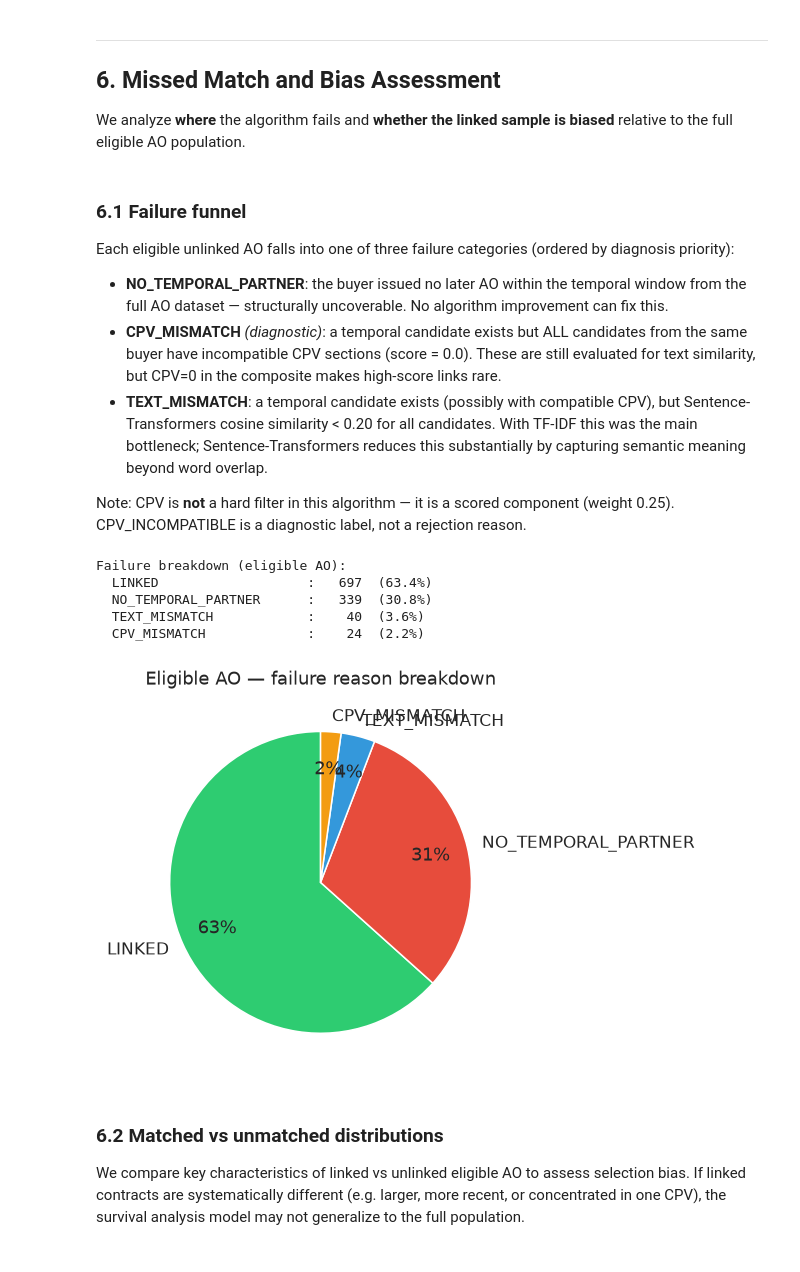
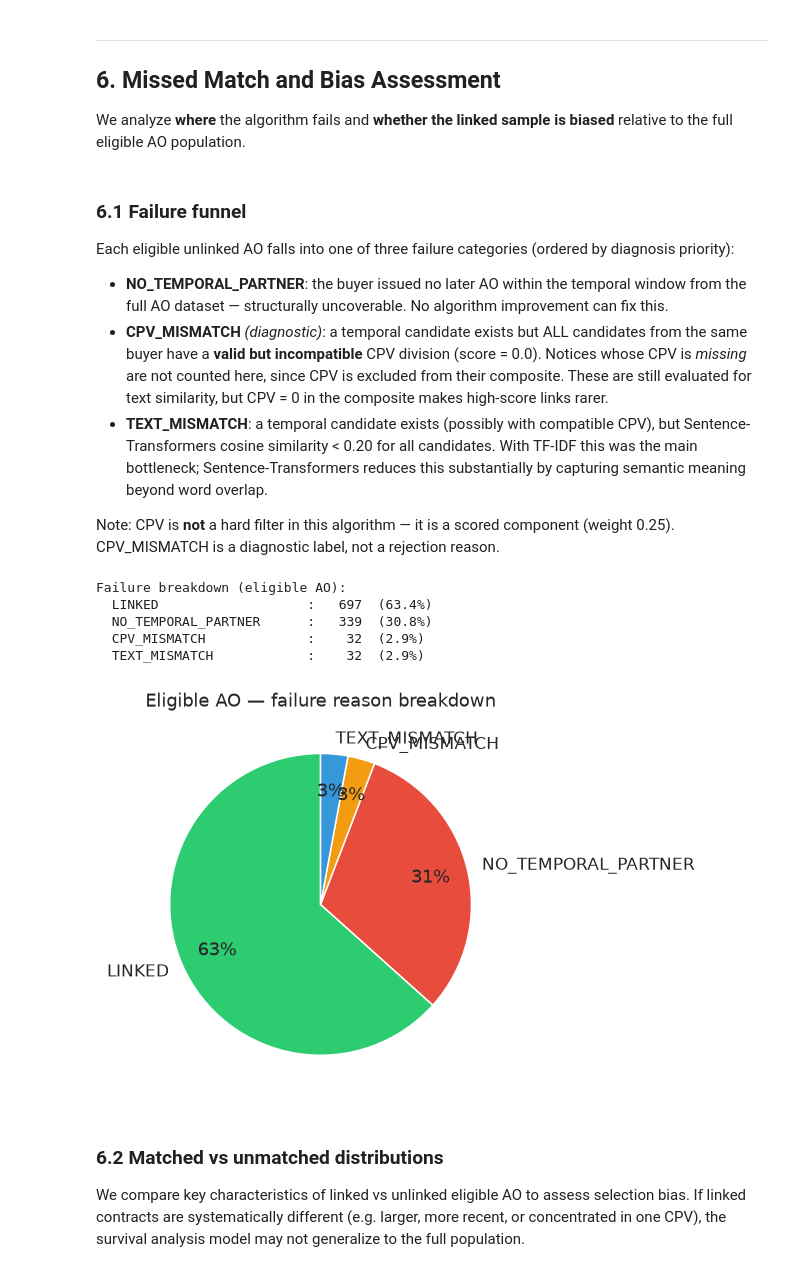
Before and after one commit to ROUSenghak/stage, a Jupyter notebook: boamp_renewal_linking_quality/boamp_renewal_linking_eda_preprocessing.ipynb, the cells around one changed output. Drawn from its saved outputs; the diff is of its cells as text; code cells hidden in the pictures.

```diff
--- a/boamp_renewal_linking_quality/boamp_renewal_linking_eda_preprocessing.ipynb
+++ b/boamp_renewal_linking_quality/boamp_renewal_linking_eda_preprocessing.ipynb
@@ -1046,12 +1086,16 @@ else:
     if len(filtered) > 0:
         print(f"Unique source AO with a surviving candidate: {filtered['src_idweb'].nunique():,}")
 
-    # Informational: how many would be excluded if we also required CPV compatible?
+    # Informational: CPV breakdown among surviving candidates (CPV is a scored
+    # component, not a hard filter). Missing CPV is excluded from the composite.
     if len(filtered) > 0:
-        f3 = filtered["cpv_match_score"] > 0.0
-        print(f"\n[Info] Of the {len(filtered):,} passing text+gap filters,")
-        print(f"  {f3.sum():,} also have CPV > 0 (same section or better)")
-        print(f"  {(~f3).sum():,} have CPV = 0 (different section) — kept because CPV is a scored component")
+        cpv_pos  = int((filtered["cpv_match_score"] > 0.0).sum())
+        cpv_zero = int((filtered["cpv_match_score"] == 0.0).sum())
+        cpv_miss = int(filtered["cpv_match_score"].isna().sum())
+        print(f"\n[Info] Of the {len(filtered):,} passing text+gap filters:")
+        print(f"  {cpv_pos:,} have CPV > 0 (same division or better)")
+        print(f"  {cpv_zero:,} have CPV = 0 (valid but different division) — kept because CPV is a scored component")
+        print(f"  {cpv_miss:,} have CPV missing (excluded from composite; weights renormalized)")
 # %% [output]
 Candidates before filtering:                7,259
 Pass text similarity ≥ 0.2:  5,912 (81.4%)
@@ -1437,49 +1484,55 @@ We analyze **where** the algorithm fails and **whether the linked sample is bias
 Each eligible unlinked AO falls into one of three failure categories (ordered by diagnosis priority):
 
 - **NO_TEMPORAL_PARTNER**: the buyer issued no later AO within the temporal window from the full AO dataset — structurally uncoverable. No algorithm improvement can fix this.
-- **CPV_MISMATCH** *(diagnostic)*: a temporal candidate exists but ALL candidates from the same buyer have incompatible CPV sections (score = 0.0). These are still evaluated for text similarity, but CPV=0 in the composite makes high-score links rare.
+- **CPV_MISMATCH** *(diagnostic)*: a temporal candidate exists but ALL candidates from the same buyer have a **valid but incompatible** CPV division (score = 0.0). Notices whose CPV is *missing* are not counted here, since CPV is excluded from their composite. These are still evaluated for text similarity, but CPV = 0 in the composite makes high-score links rarer.
 - **TEXT_MISMATCH**: a temporal candidate exists (possibly with compatible CPV), but Sentence-Transformers cosine similarity < 0.20 for all candidates. With TF-IDF this was the main bottleneck; Sentence-Transformers reduces this substantially by capturing semantic meaning beyond word overlap.
 
-Note: CPV is **not** a hard filter in this algorithm — it is a scored component (weight 0.25). CPV_INCOMPATIBLE is a diagnostic label, not a rejection reason.
+Note: CPV is **not** a hard filter in this algorithm — it is a scored component (weight 0.25). CPV_MISMATCH is a diagnostic label, not a rejection reason.
 # %%
 src_with_temporal = set(candidates_df["src_idweb"].astype(str)) if len(candidates_df) > 0 else set()
-src_with_cpv_ok   = set(candidates_df[candidates_df["cpv_match_score"] > 0]["src_idweb"].astype(str)) \
-                    if len(candidates_df) > 0 else set()
+# A CPV_MISMATCH means a VALID CPV existed but scored 0 (different division) for ALL
+# candidates. Sources whose CPV is missing are excluded from the composite, so they are
+# NOT counted as CPV mismatches — they fall through to the text test.
+src_with_cpv_ok = set(
+    candidates_df[
+        (candidates_df["cpv_match_score"] > 0) | candidates_df["cpv_match_score"].isna()
+    ]["src_idweb"].astype(str)
+) if len(candidates_df) > 0 else set()
 src_with_text_ok  = set(filtered["src_idweb"].astype(str)) if len(filtered) > 0 else set()
 
 def failure_category(idweb_str):
     if idweb_str in linked_src_ids:
         return "LINKED"
     if idweb_str not in src_with_temporal:
         return "NO_TEMPORAL_PARTNER"
     if idweb_str not in src_with_cpv_ok:
         return "CPV_MISMATCH"
     return "TEXT_MISMATCH"
 
 ao_elig["failure_reason"] = ao_elig["idweb"].astype(str).map(failure_category)
 
 print("Failure breakdown (eligible AO):")
 fc = ao_elig["failure_reason"].value_counts()
 for reason, count in fc.items():
     print(f"  {reason:<25}: {count:>5,}  ({100*count/n_eligible:.1f}%)")
 
 # Pie chart
 fig, ax = plt.subplots(figsize=(7, 4))
 colors = {"LINKED": "#2ecc71", "NO_TEMPORAL_PARTNER": "#e74c3c",
           "CPV_MISMATCH": "#f39c12", "TEXT_MISMATCH": "#3498db"}
 wedge_colors = [colors.get(k, "#95a5a6") for k in fc.index]
 ax.pie(fc.values, labels=fc.index, autopct="%1.0f%%", colors=wedge_colors,
        startangle=90, pctdistance=0.75)
 ax.set_title("Eligible AO — failure reason breakdown")
 plt.tight_layout()
 plt.show()
 # %% [output]
 Failure breakdown (eligible AO):
   LINKED                   :   697  (63.4%)
   NO_TEMPORAL_PARTNER      :   339  (30.8%)
-  TEXT_MISMATCH            :    40  (3.6%)
-  CPV_MISMATCH             :    24  (2.2%)
+  CPV_MISMATCH             :    32  (2.9%)
+  TEXT_MISMATCH            :    32  (2.9%)
-[figure, old version]
+[figure, new version]
 # %% [markdown]
 ### 6.2 Matched vs unmatched distributions
 
```
Also changed, not shown: parts of 14 cells of this notebook, 47 other files.
